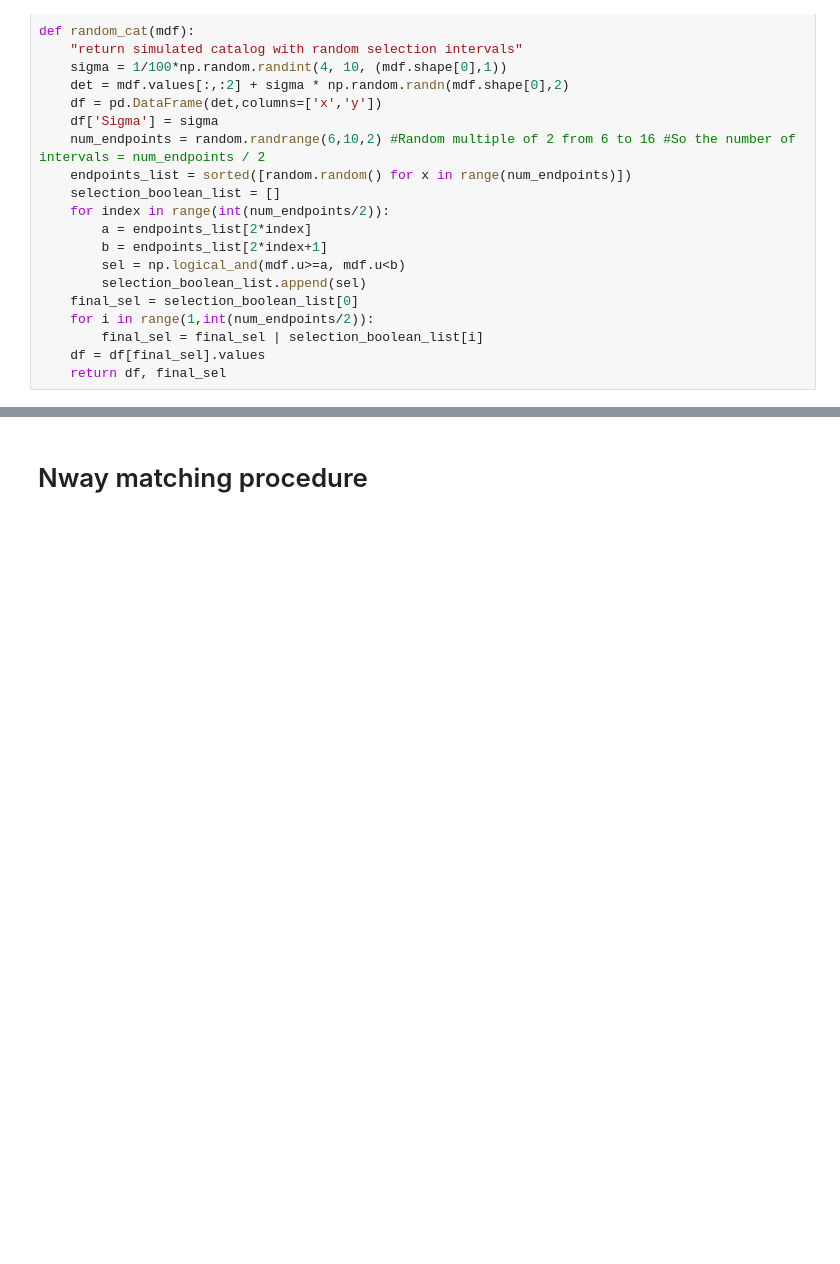
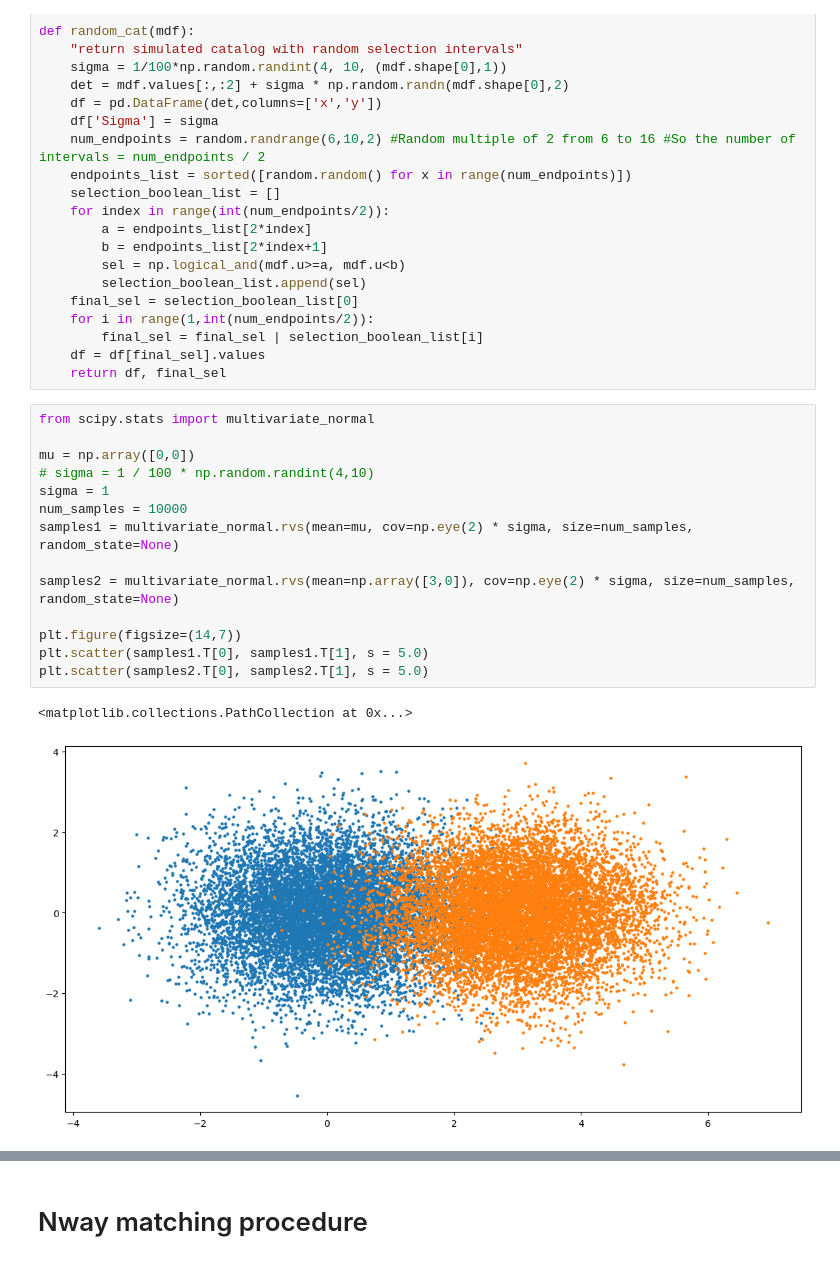
Before and after one commit to jacobf18/astronomical-matching, a Jupyter notebook: CanILP + DirILP General case.ipynb, the cells around one changed output, grey strips where cells are left out. Drawn from its saved outputs; the diff is of its cells as text; blank space fills up the shorter version.

```diff
--- a/CanILP + DirILP General case.ipynb
+++ b/CanILP + DirILP General case.ipynb
@@ -60,6 +61,23 @@ def random_cat(mdf):
         final_sel = final_sel | selection_boolean_list[i]
     df = df[final_sel].values
     return df, final_sel
+# %%
+from scipy.stats import multivariate_normal
+
+mu = np.array([0,0])
+# sigma = 1 / 100 * np.random.randint(4,10)
+sigma = 1
+num_samples = 10000
+samples1 = multivariate_normal.rvs(mean=mu, cov=np.eye(2) * sigma, size=num_samples, random_state=None)
+
+samples2 = multivariate_normal.rvs(mean=np.array([3,0]), cov=np.eye(2) * sigma, size=num_samples, random_state=None)
+
+plt.figure(figsize=(14,7))
+plt.scatter(samples1.T[0], samples1.T[1], s = 5.0)
+plt.scatter(samples2.T[0], samples2.T[1], s = 5.0)
+# %% [output]
+<matplotlib.collections.PathCollection at 0x...>
+[figure, added]
 # %%
 np.random.seed(42)
 num=100
```
Also changed, not shown: parts of 21 cells of this notebook.
